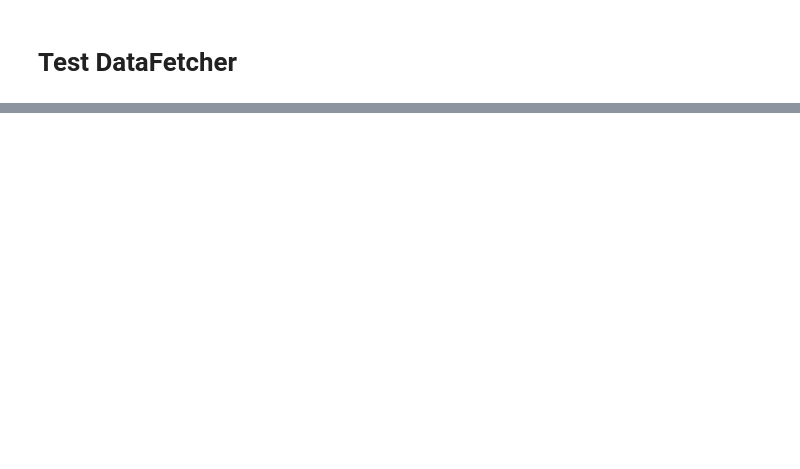
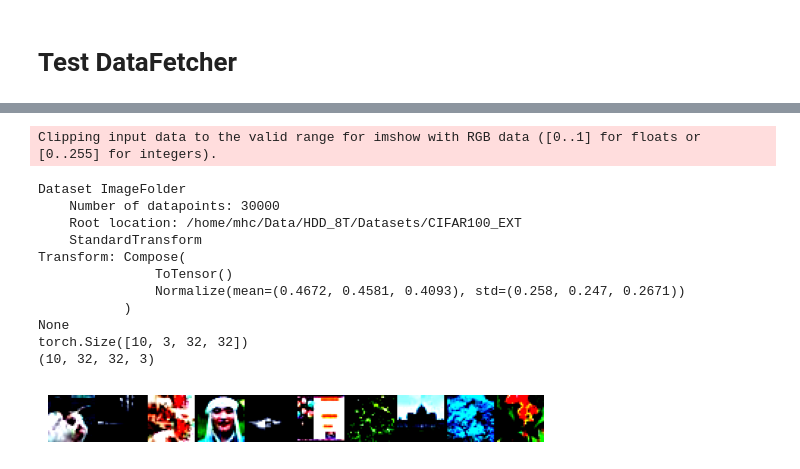
Before and after one commit to MaraPapMann/mhc_utils, a Jupyter notebook: test.ipynb, the cells around one changed output, grey strips where cells are left out. Drawn from its saved outputs; the diff is of its cells as text; code cells hidden in the pictures; blank space fills up the shorter version.

```diff
--- a/test.ipynb
+++ b/test.ipynb
@@ -128,0 +240,20 @@ CINIC10.plot_samples(CINIC10.test_ds)
+# %%
+CIFAR100EXT = DataFetcher('cifar100ext', '/home/mhc/Data/HDD_8T/Datasets/CIFAR100_EXT', 128)
+print(CIFAR100EXT.train_ds)
+print(CIFAR100EXT.test_ds)
+CIFAR100EXT.plot_samples(CIFAR100EXT.train_ds)
+# CIFAR100EXT.plot_samples(CIFAR100EXT.test_ds)
+# %% [output]
+Clipping input data to the valid range for imshow with RGB data ([0..1] for floats or [0..255] for integers).
+Dataset ImageFolder
+    Number of datapoints: 30000
+    Root location: /home/mhc/Data/HDD_8T/Datasets/CIFAR100_EXT
+    StandardTransform
+Transform: Compose(
+               ToTensor()
+               Normalize(mean=(0.4672, 0.4581, 0.4093), std=(0.258, 0.247, 0.2671))
+           )
+None
+torch.Size([10, 3, 32, 32])
+(10, 32, 32, 3)
+[figure, added]
```
Also changed, not shown: parts of 8 cells of this notebook, 2 other files.
